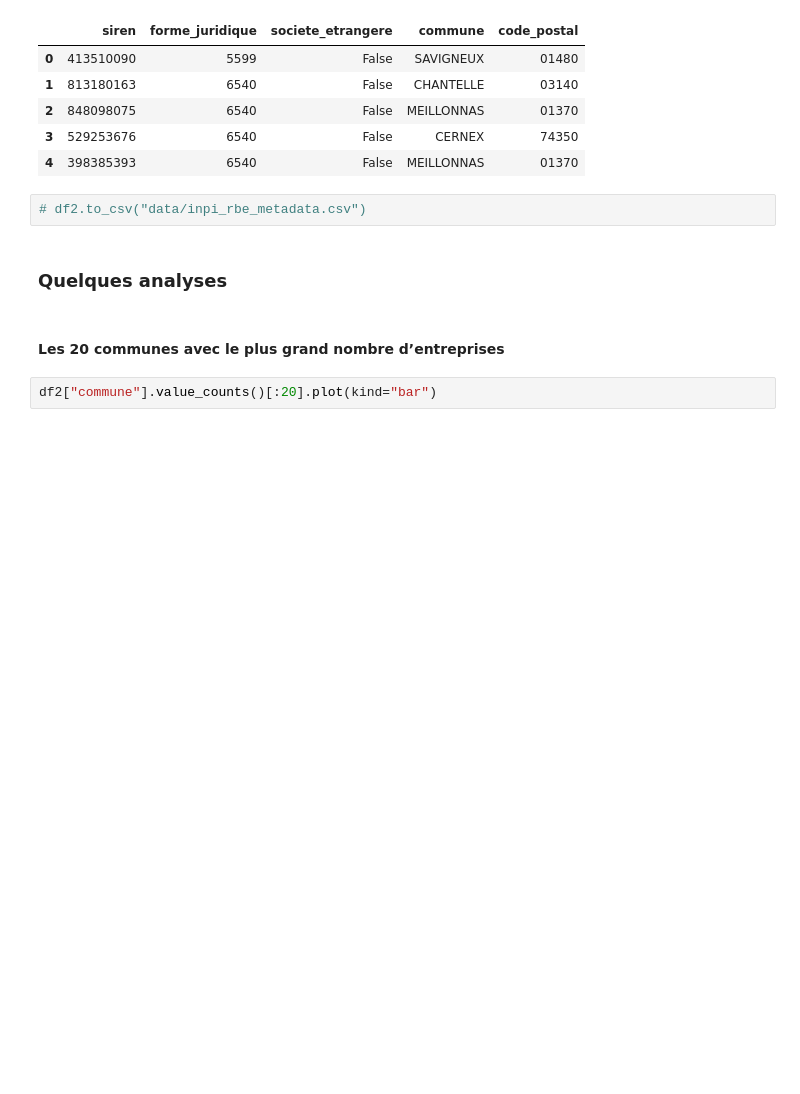
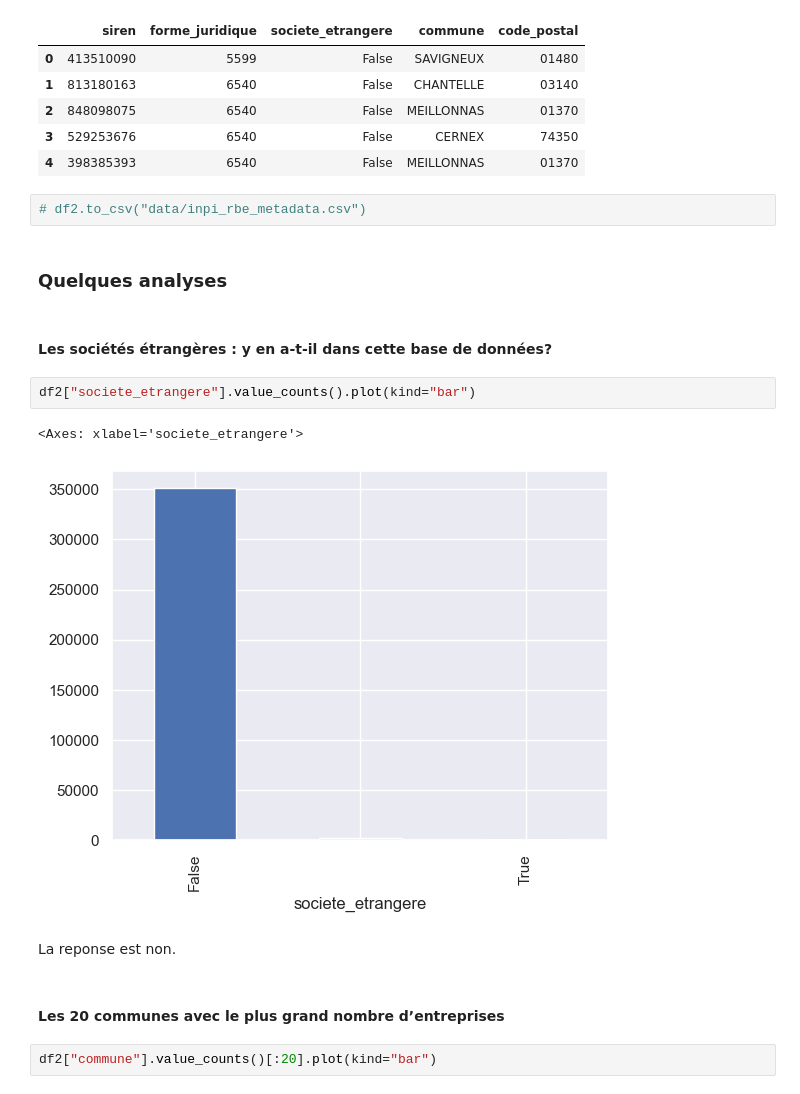
Before and after one commit to NLSanyu/beneficiaires-effectifs-sci, a Jupyter notebook: data_analysis/analyse.ipynb, the cells around one changed output. Saved outputs shown, nothing was run; the diff lists cells and outputs as text; blank space fills up the shorter version.

```diff
--- a/data_analysis/analyse.ipynb
+++ b/data_analysis/analyse.ipynb
@@ -98,6 +100,15 @@ df2.head()
 # df2.to_csv("data/inpi_rbe_metadata.csv")
 # %% [markdown]
 ### Quelques analyses
+# %% [markdown]
+#### Les sociétés étrangères : y en a-t-il dans cette base de données?
+# %%
+df2["societe_etrangere"].value_counts().plot(kind="bar")
+# %% [output]
+<Axes: xlabel='societe_etrangere'>
+[figure, added]
+# %% [markdown]
+La reponse est non.
 # %% [markdown]
 #### Les 20 communes avec le plus grand nombre d’entreprises
 # %%
```
Also changed, not shown: parts of 5 cells of this notebook, 1 other file.
